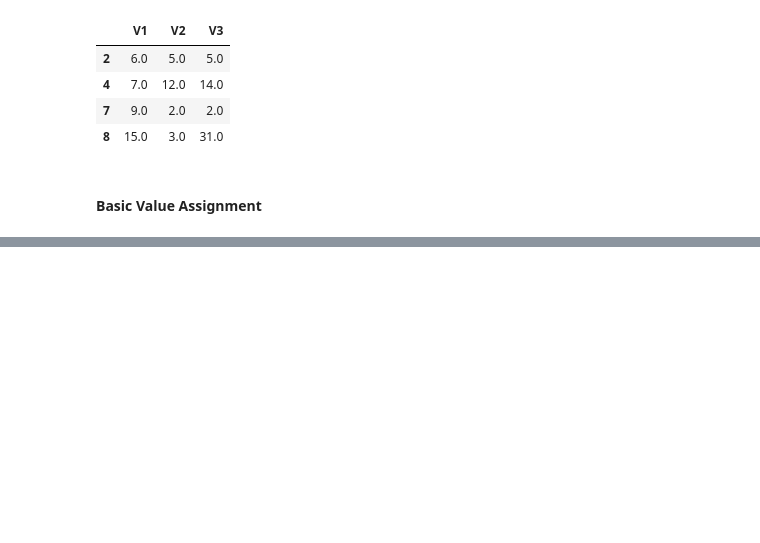
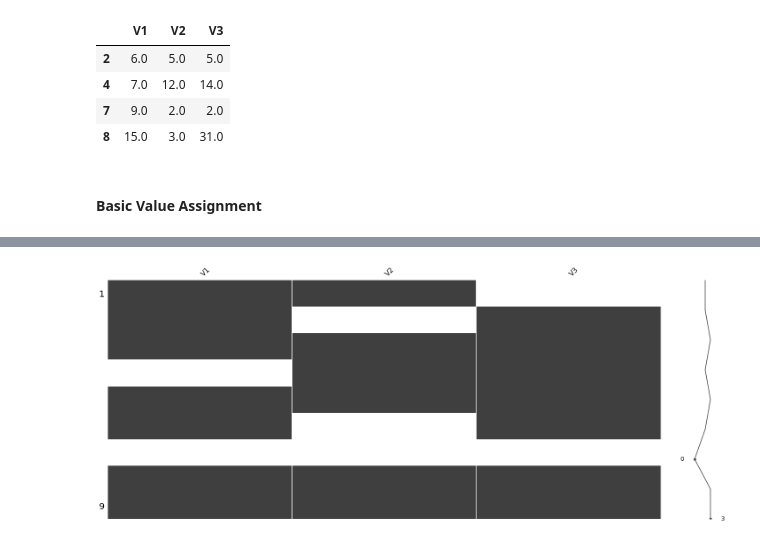
Before and after one commit to urunsiyabend/My-Data-Science-Studies, a Jupyter notebook: Data Preprocessing/04 - Missing Value Analysis.ipynb, the cells around one changed output, grey strips where cells are left out. Drawn from its saved outputs; the diff is of its cells as text; code cells hidden in the pictures; blank space fills up the shorter version.

```diff
--- a/Data Preprocessing/04 - Missing Value Analysis.ipynb
+++ b/Data Preprocessing/04 - Missing Value Analysis.ipynb
@@ -102,0 +181,4 @@ df.dropna()
+# %%
+msno.matrix(df);
+# %% [output]
+[figure, added]
```
Also changed, not shown: parts of 27 cells of this notebook.
